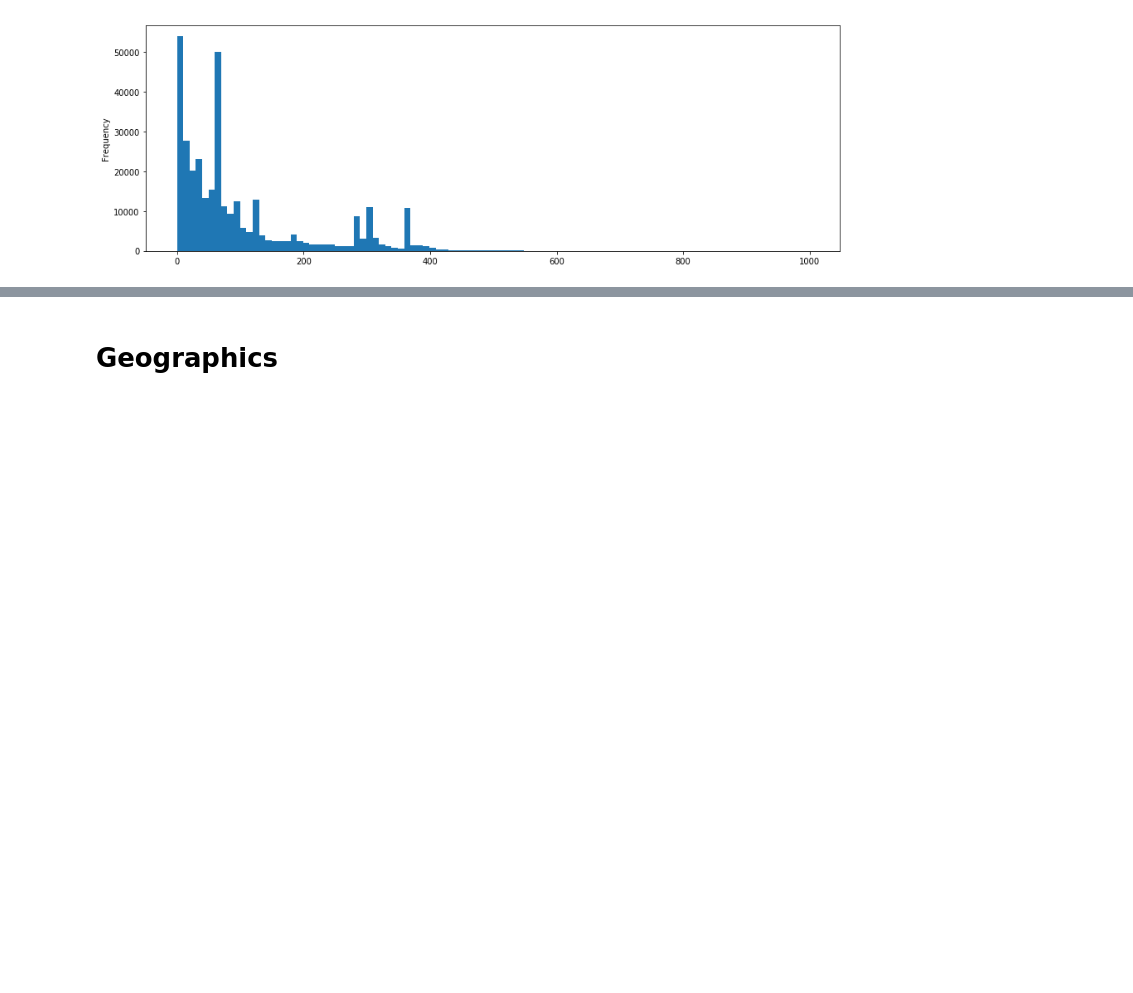
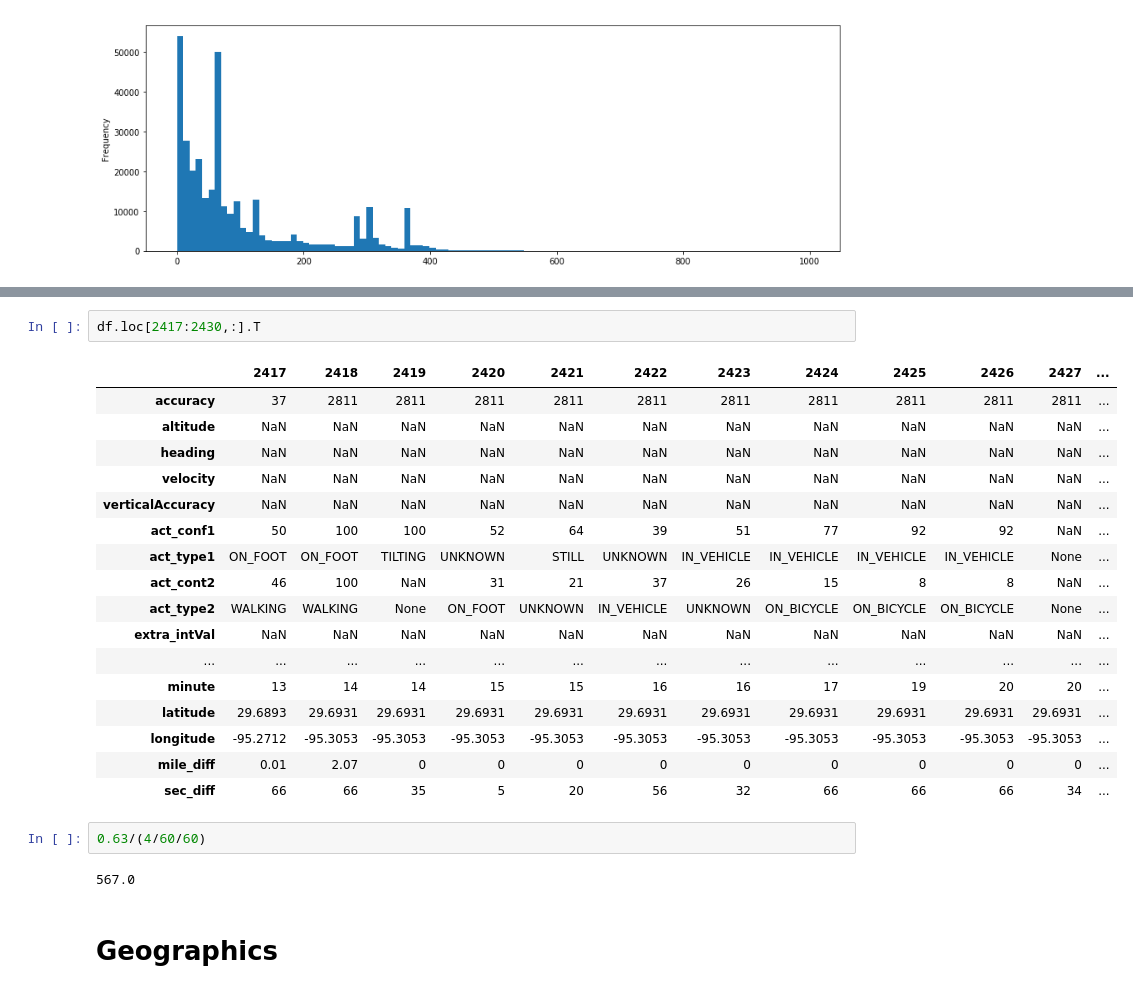
Before and after one commit to anhquan0412/google-location, a Jupyter notebook: eda.ipynb, the cells around one changed output, grey strips where cells are left out. Saved outputs shown, nothing was run; the diff lists cells and outputs as text; blank space fills up the shorter version.

```diff
--- a/eda.ipynb
+++ b/eda.ipynb
@@ -205,3 +279,27 @@ df[df.sec_diff<1000].set_index('date_time').sec_diff.resample('D').mean().plot(f
+# %%
+df.loc[2417:2430,:].T
+# %% [output]
+|  | 2417 | 2418 | 2419 | 2420 | 2421 | 2422 | 2423 | 2424 | 2425 | 2426 | 2427 | ... |
+| accuracy | 37 | 2811 | 2811 | 2811 | 2811 | 2811 | 2811 | 2811 | 2811 | 2811 | 2811 | ... |
+| altitude | NaN | NaN | NaN | NaN | NaN | NaN | NaN | NaN | NaN | NaN | NaN | ... |
+| heading | NaN | NaN | NaN | NaN | NaN | NaN | NaN | NaN | NaN | NaN | NaN | ... |
+| velocity | NaN | NaN | NaN | NaN | NaN | NaN | NaN | NaN | NaN | NaN | NaN | ... |
+| verticalAccuracy | NaN | NaN | NaN | NaN | NaN | NaN | NaN | NaN | NaN | NaN | NaN | ... |
+| act_conf1 | 50 | 100 | 100 | 52 | 64 | 39 | 51 | 77 | 92 | 92 | NaN | ... |
+| act_type1 | ON_FOOT | ON_FOOT | TILTING | UNKNOWN | STILL | UNKNOWN | IN_VEHICLE | IN_VEHICLE | IN_VEHICLE | IN_VEHICLE | None | ... |
+| act_cont2 | 46 | 100 | NaN | 31 | 21 | 37 | 26 | 15 | 8 | 8 | NaN | ... |
+| act_type2 | WALKING | WALKING | None | ON_FOOT | UNKNOWN | IN_VEHICLE | UNKNOWN | ON_BICYCLE | ON_BICYCLE | ON_BICYCLE | None | ... |
+| extra_intVal | NaN | NaN | NaN | NaN | NaN | NaN | NaN | NaN | NaN | NaN | NaN | ... |
+| ... | ... | ... | ... | ... | ... | ... | ... | ... | ... | ... | ... | ... |
+| minute | 13 | 14 | 14 | 15 | 15 | 16 | 16 | 17 | 19 | 20 | 20 | ... |
+| latitude | 29.6893 | 29.6931 | 29.6931 | 29.6931 | 29.6931 | 29.6931 | 29.6931 | 29.6931 | 29.6931 | 29.6931 | 29.6931 | ... |
+| longitude | -95.2712 | -95.3053 | -95.3053 | -95.3053 | -95.3053 | -95.3053 | -95.3053 | -95.3053 | -95.3053 | -95.3053 | -95.3053 | ... |
+| mile_diff | 0.01 | 2.07 | 0 | 0 | 0 | 0 | 0 | 0 | 0 | 0 | 0 | ... |
+| sec_diff | 66 | 66 | 35 | 5 | 20 | 56 | 32 | 66 | 66 | 66 | 34 | ... |
+# %%
+0.63/(4/60/60)
+# %% [output]
+567.0
 # %% [markdown]
 # Geographics
 # %% [markdown]
```
Also changed, not shown: parts of 14 cells of this notebook.
